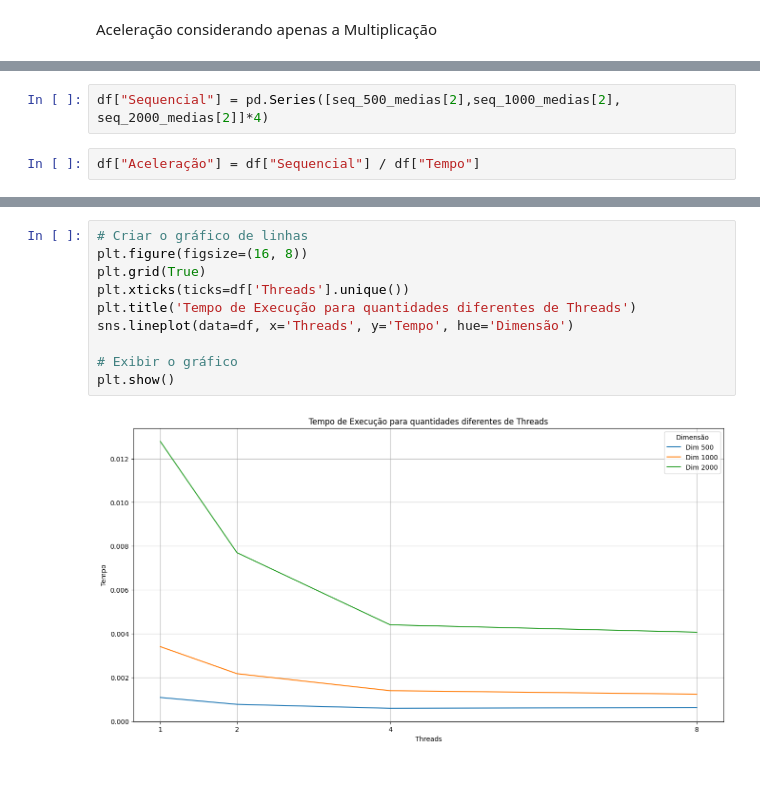
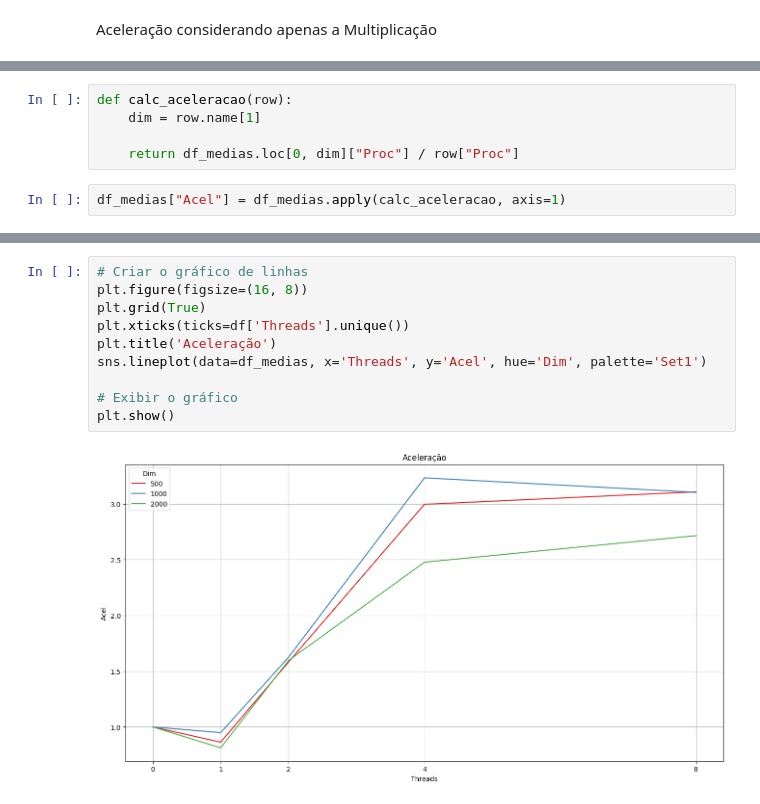
Before and after one commit to Igor-dJS/Computa-o-Concorrente, a Jupyter notebook: Lab 3/tempos_exec.ipynb, the cells around one changed output, grey strips where cells are left out. Drawn from its saved outputs; the diff is of its cells as text; blank space fills up the shorter version.

```diff
--- a/Lab 3/tempos_exec.ipynb
+++ b/Lab 3/tempos_exec.ipynb
@@ -130,4 +22,0 @@ Pegando só o item de index 2 que é a média do tempo de Multiplicação execut
-# %%
-df["Sequencial"] = pd.Series([seq_500_medias[2],seq_1000_medias[2], seq_2000_medias[2]]*4)
-# %%
-df["Aceleração"] = df["Sequencial"] / df["Tempo"]
@@ -133,0 +47,7 @@ df["Aceleração"] = df["Sequencial"] / df["Tempo"]
+# %%
+def calc_aceleracao(row):
+    dim = row.name[1]
+
+    return df_medias.loc[0, dim]["Proc"] / row["Proc"]
+# %%
+df_medias["Acel"] = df_medias.apply(calc_aceleracao, axis=1)
@@ -134,12 +74,12 @@ df["Aceleração"] = df["Sequencial"] / df["Tempo"]
 # %%
 # Criar o gráfico de linhas
 plt.figure(figsize=(16, 8))
 plt.grid(True)
 plt.xticks(ticks=df['Threads'].unique())
-plt.title('Tempo de Execução para quantidades diferentes de Threads')
-sns.lineplot(data=df, x='Threads', y='Tempo', hue='Dimensão')
+plt.title('Aceleração')
+sns.lineplot(data=df_medias, x='Threads', y='Acel', hue='Dim', palette='Set1')
 
 # Exibir o gráfico
 plt.show()
 # %% [output]
-[figure, old version]
+[figure, new version]
```
Also changed, not shown: parts of 39 cells of this notebook, 43 other files.
